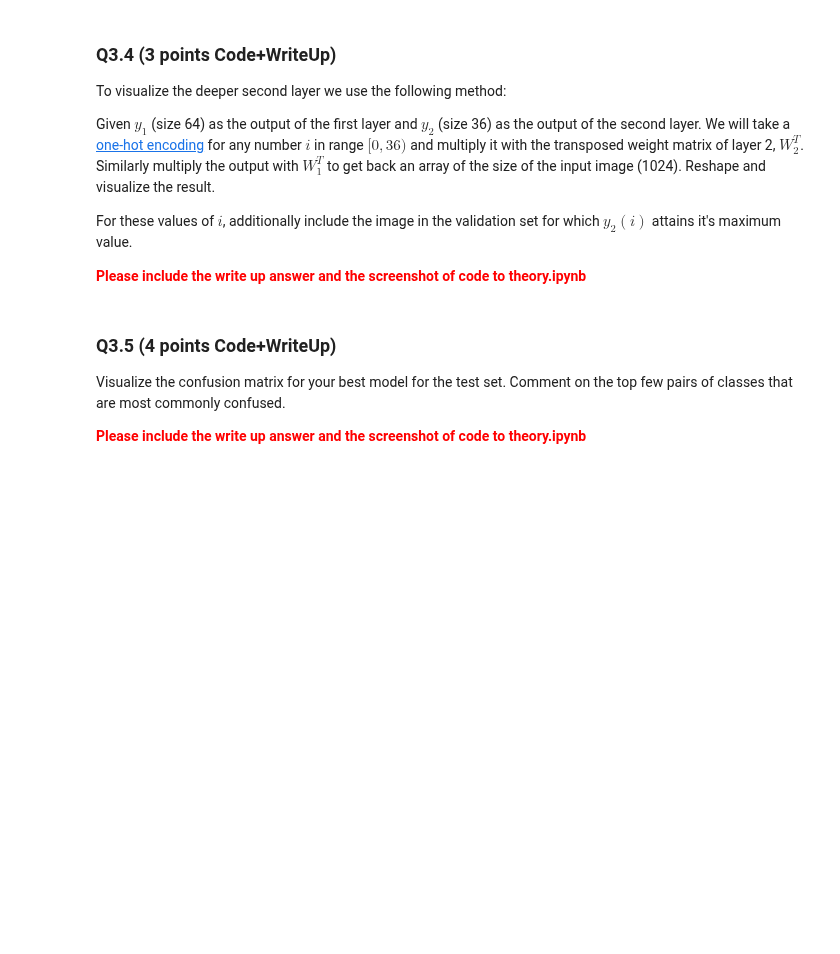
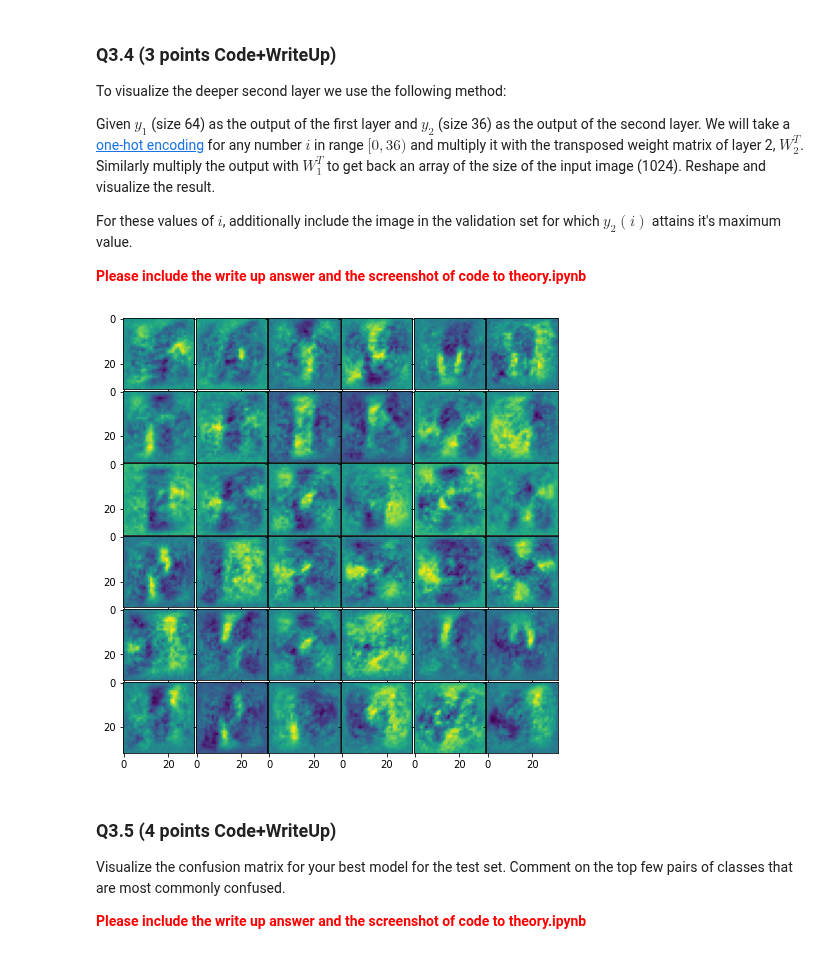
Before and after one commit to FranzEricSchneider/szeliski-algorithms-n-apps, a Jupyter notebook: class/hw3/q3.ipynb, the cells around one changed output. Cells and saved outputs as stored; diff of their text form; code cells hidden in the pictures; blank space fills up the shorter version.

```diff
--- a/class/hw3/q3.ipynb
+++ b/class/hw3/q3.ipynb
@@ -106,8 +290,27 @@ For these values of $i$, additionally include the image in the validation set fo
 <font color="red">**Please include the write up answer and the screenshot of code to theory.ipynb**</font>
 # %%
 # Please put your code for Q3.4 here
+
+import pickle
+import matplotlib.pyplot as plt
+from mpl_toolkits.axes_grid1 import ImageGrid
 # YOUR CODE HERE
-raise NotImplementedError()
+
+hidden_size = 64
+params = {}
+
+params = pickle.load(open('q3_weights.pickle','rb'))
+W1 = params['Wlayer1'].T
+Wout = params['Woutput'].T
+
+figure = plt.figure(figsize=(8, 8))
+grid = ImageGrid(figure, 111, nrows_ncols=(6, 6), axes_pad=0.02)
+for axis, Wout_weights in zip(grid, Wout):
+    viz_weights = Wout_weights @ W1
+    axis.imshow(viz_weights.reshape((32, 32)))
+plt.savefig(f"final_2ndlayer_weights.png")
+# %% [output]
+[figure, added]
 # %% [markdown]
 ### Q3.5 (4 points Code+WriteUp)
 Visualize the confusion matrix for your best model for the test set. Comment on the top few pairs of classes that are most commonly confused.
```
Also changed, not shown: parts of 5 cells of this notebook, 3 other files.
